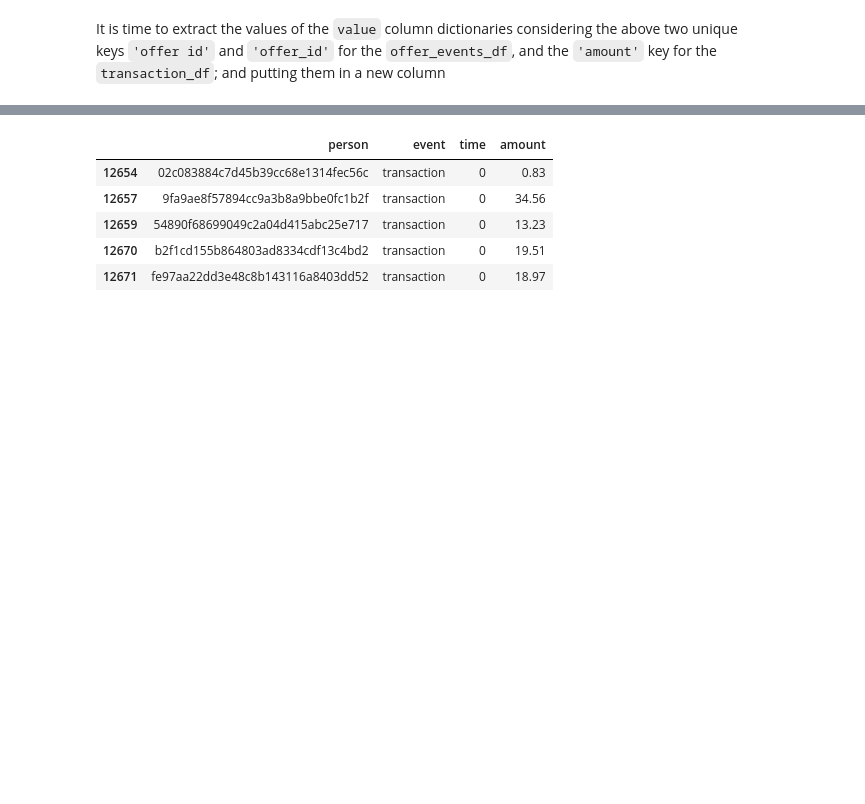
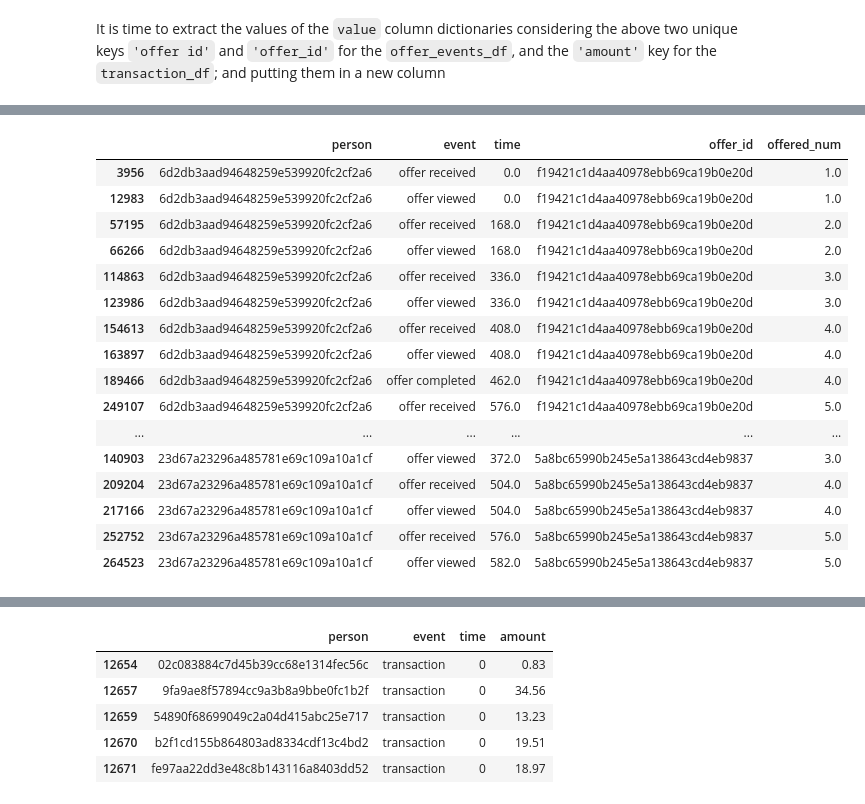
Before and after one commit to Haroldg94/Udacity-Machine-Learning-Engineer-Nanodegree, a Jupyter notebook: Capstone_project.ipynb, the cells around one changed output, grey strips where cells are left out. Saved outputs shown, nothing was run; the diff lists cells and outputs as text; code cells hidden in the pictures; blank space fills up the shorter version.

```diff
--- a/Capstone_project.ipynb
+++ b/Capstone_project.ipynb
@@ -379,0 +396,7 @@ offer_events_df.head()
+# %%
+test_df = offer_events_df.loc[(offer_events_df['person']=='6d2db3aad94648259e539920fc2cf2a6')
+                              | (offer_events_df['person']=='23d67a23296a485781e69c109a10a1cf')
+                    #& (offer_events_df['event'] == 'offer received')
+                    #& (offer_events_df['offer_id'] == 'fafdcd668e3743c1bb461111dcafc2a4')
+                    ,:]
+test_df
@@ -379,0 +421,3 @@ offer_events_df.head()
+# %%
+test_df_filtrado = test_df[test_df.duplicated(subset = ['person','event','offer_id'], keep = False)]
+test_df_filtrado
@@ -379,0 +442,61 @@ offer_events_df.head()
+# %%
+persons = test_df_filtrado.person.unique().tolist()
+df = pd.DataFrame({'person': [],
+                'event':[],
+                'time':[],
+                'offer_id':[],
+                 'offered_num':[]})
+
+
+for person in persons:
+    offers = test_df_filtrado.loc[test_df_filtrado.person == person,'offer_id'].unique().tolist()
+    for offer in offers:
+        test_df_temp = test_df_filtrado.loc[(test_df_filtrado.person == person)
+                                            & (test_df_filtrado.offer_id == offer),:]
+        l = []
+        i = 1
+        for row in test_df_temp.itertuples():
+            if row.event not in l:
+                l.append(row.event)
+
+                temp = pd.DataFrame(
+                    {'person': [person],
+                        'event':[row.event],
+                        'time':[row.time],
+                        'offer_id':[offer],
+                        'offered_num':[i]
+                       }, index = [row.Index])
+                df = pd.concat([df,temp])
+            else:
+                i+=1
+                l=[]
+                l.append(row.event)
+
+                temp = pd.DataFrame(
+                    {'person': [person],
+                        'event':[row.event],
+                        'time':[row.time],
+                        'offer_id':[offer],
+                        'offered_num':[i]
+                       }, index = [row.Index])
+                df = pd.concat([df,temp])
+
+df
+# %% [output]
+|  | person | event | time | offer_id | offered_num |
+| 3956 | 6d2db3aad94648259e539920fc2cf2a6 | offer received | 0.0 | f19421c1d4aa40978ebb69ca19b0e20d | 1.0 |
+| 12983 | 6d2db3aad94648259e539920fc2cf2a6 | offer viewed | 0.0 | f19421c1d4aa40978ebb69ca19b0e20d | 1.0 |
+| 57195 | 6d2db3aad94648259e539920fc2cf2a6 | offer received | 168.0 | f19421c1d4aa40978ebb69ca19b0e20d | 2.0 |
+| 66266 | 6d2db3aad94648259e539920fc2cf2a6 | offer viewed | 168.0 | f19421c1d4aa40978ebb69ca19b0e20d | 2.0 |
+| 114863 | 6d2db3aad94648259e539920fc2cf2a6 | offer received | 336.0 | f19421c1d4aa40978ebb69ca19b0e20d | 3.0 |
+| 123986 | 6d2db3aad94648259e539920fc2cf2a6 | offer viewed | 336.0 | f19421c1d4aa40978ebb69ca19b0e20d | 3.0 |
+| 154613 | 6d2db3aad94648259e539920fc2cf2a6 | offer received | 408.0 | f19421c1d4aa40978ebb69ca19b0e20d | 4.0 |
+| 163897 | 6d2db3aad94648259e539920fc2cf2a6 | offer viewed | 408.0 | f19421c1d4aa40978ebb69ca19b0e20d | 4.0 |
+| 189466 | 6d2db3aad94648259e539920fc2cf2a6 | offer completed | 462.0 | f19421c1d4aa40978ebb69ca19b0e20d | 4.0 |
+| 249107 | 6d2db3aad94648259e539920fc2cf2a6 | offer received | 576.0 | f19421c1d4aa40978ebb69ca19b0e20d | 5.0 |
+| ... | ... | ... | ... | ... | ... |
+| 140903 | 23d67a23296a485781e69c109a10a1cf | offer viewed | 372.0 | 5a8bc65990b245e5a138643cd4eb9837 | 3.0 |
+| 209204 | 23d67a23296a485781e69c109a10a1cf | offer received | 504.0 | 5a8bc65990b245e5a138643cd4eb9837 | 4.0 |
+| 217166 | 23d67a23296a485781e69c109a10a1cf | offer viewed | 504.0 | 5a8bc65990b245e5a138643cd4eb9837 | 4.0 |
+| 252752 | 23d67a23296a485781e69c109a10a1cf | offer received | 576.0 | 5a8bc65990b245e5a138643cd4eb9837 | 5.0 |
+| 264523 | 23d67a23296a485781e69c109a10a1cf | offer viewed | 582.0 | 5a8bc65990b245e5a138643cd4eb9837 | 5.0 |
```
Also changed, not shown: parts of 17 cells of this notebook.
